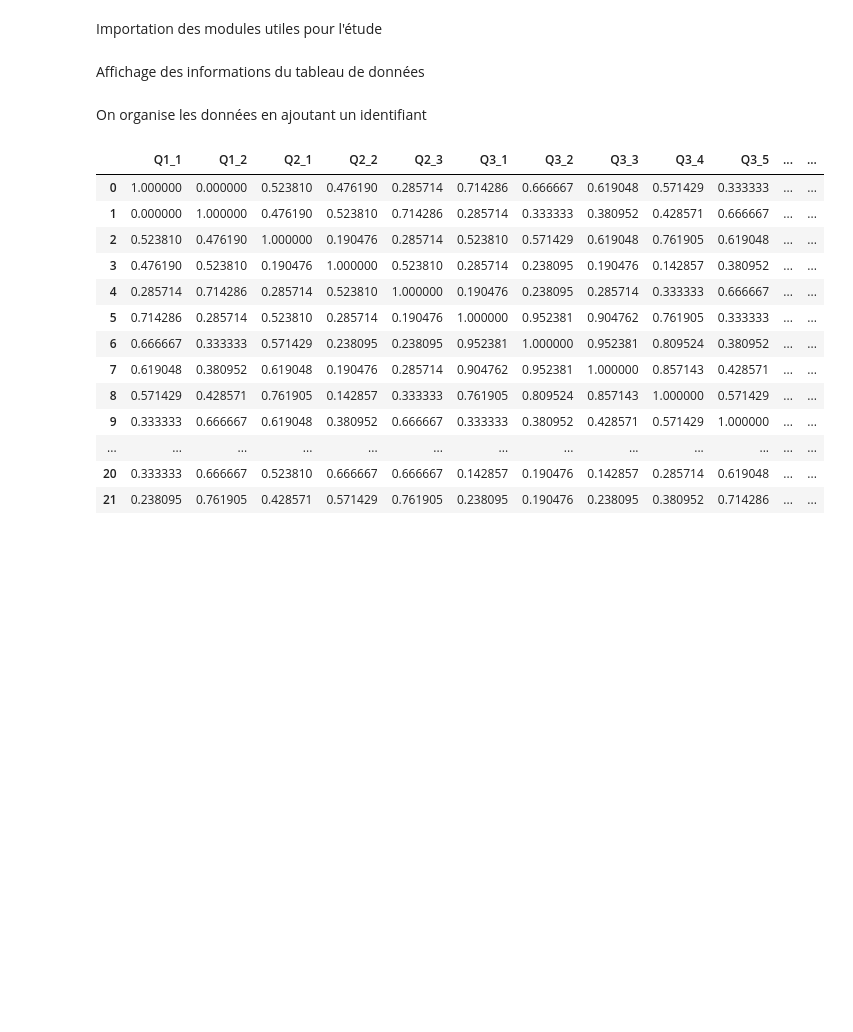
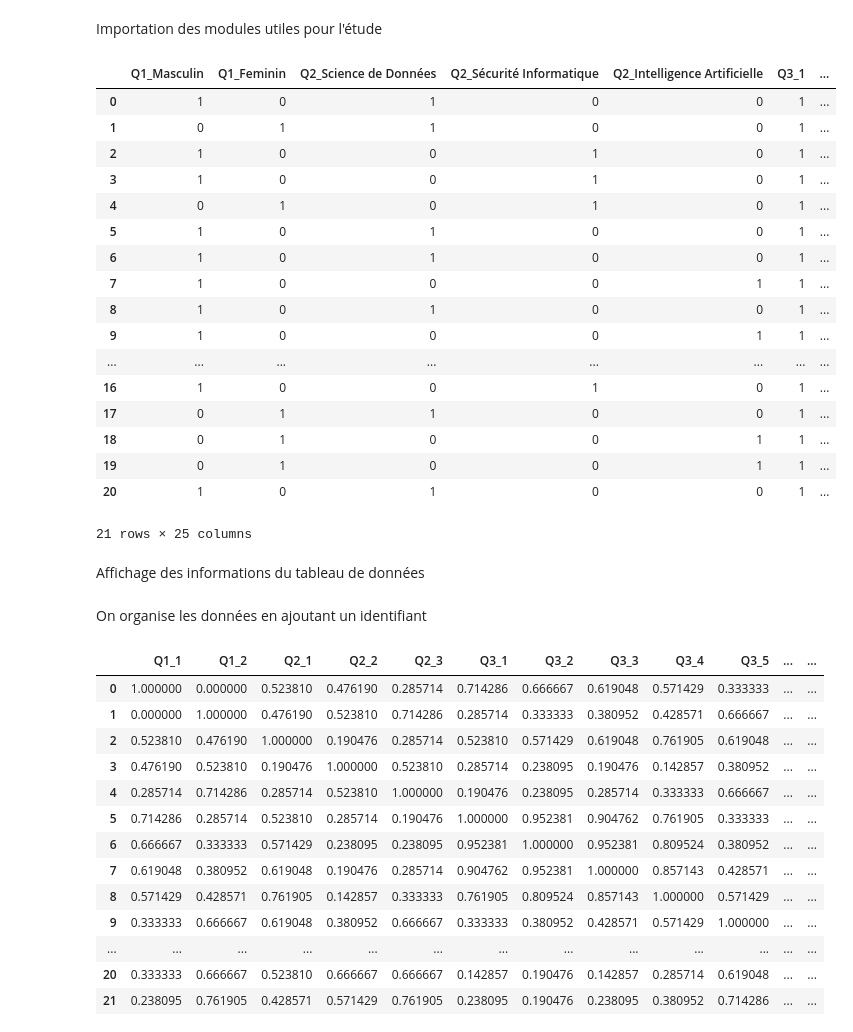
Before and after one commit to Amirmadjour/tab_de_codage, a Jupyter notebook: and_tp1_presentation.ipynb, the cells around one changed output. Cells and saved outputs as stored; diff of their text form; code cells hidden in the pictures; blank space fills up the shorter version.

Commit message:
Fix: Coding table

```diff
--- a/and_tp1_presentation.ipynb
+++ b/and_tp1_presentation.ipynb
@@ -5,6 +5,64 @@ import pandas as pd
 import numpy as np
 import seaborn as sns
 import matplotlib.pyplot as plt
+# %%
+
+def create_coding_table(data, ordinale_order={}):
+    tab_de_codage = pd.DataFrame()
+
+    for col in data.columns:
+        unique_values = data[col].dropna().unique()
+        if col in ordinale_order:
+            for val in ordinale_order[col]:
+               if val in unique_values:
+                    tab_de_codage[f"{col}_{val}"] = 0
+        else:
+            for val in unique_values:
+                tab_de_codage[f"{col}_{val}"] = 0
+
+    for i in range(data.shape[0]):
+        for col in data.columns:
+            value = data.loc[i, col]
+            if pd.notna(value):
+
+                if col in ordinale_order:
+                    for val in ordinale_order[col]:
+                        tab_de_codage.loc[i, f"{col}_{val}"] = 1
+                        if val == value:
+                            break
+                else:
+                    tab_de_codage.loc[i, f"{col}_{value}"] = 1
+
+    tab_de_codage.reset_index(drop=True, inplace=True)
+    tab_de_codage = tab_de_codage.fillna(0)
+    tab_de_codage = tab_de_codage.astype(int)
+
+    return tab_de_codage
+
+data = './backend/coding_table/dataset_forms.csv'
+
+df = pd.read_csv(data)
+ord = {'Q3': [1, 2, 3, 4, 5], 'Q5': ['Non, pas du tout', 'Non, pas suffisamment', 'Oui, mais il manque certains aspects pratiques', 'Oui, complètement']}
+create_coding_table(df, ordinale_order=ord)
+# %% [output]
+|  | Q1_Masculin | Q1_Feminin | Q2_Science de Données | Q2_Sécurité Informatique | Q2_Intelligence Artificielle | Q3_1 | ... |
+| 0 | 1 | 0 | 1 | 0 | 0 | 1 | ... |
+| 1 | 0 | 1 | 1 | 0 | 0 | 1 | ... |
+| 2 | 1 | 0 | 0 | 1 | 0 | 1 | ... |
+| 3 | 1 | 0 | 0 | 1 | 0 | 1 | ... |
+| 4 | 0 | 1 | 0 | 1 | 0 | 1 | ... |
+| 5 | 1 | 0 | 1 | 0 | 0 | 1 | ... |
+| 6 | 1 | 0 | 1 | 0 | 0 | 1 | ... |
+| 7 | 1 | 0 | 0 | 0 | 1 | 1 | ... |
+| 8 | 1 | 0 | 1 | 0 | 0 | 1 | ... |
+| 9 | 1 | 0 | 0 | 0 | 1 | 1 | ... |
+| ... | ... | ... | ... | ... | ... | ... | ... |
+| 16 | 1 | 0 | 0 | 1 | 0 | 1 | ... |
+| 17 | 0 | 1 | 1 | 0 | 0 | 1 | ... |
+| 18 | 0 | 1 | 0 | 0 | 1 | 1 | ... |
+| 19 | 0 | 1 | 0 | 0 | 1 | 1 | ... |
+| 20 | 1 | 0 | 1 | 0 | 0 | 1 | ... |
+21 rows × 25 columns
 # %% [markdown]
 Affichage des informations du tableau de données
 # %% [markdown]
```
Also changed, not shown: 1 other file.
